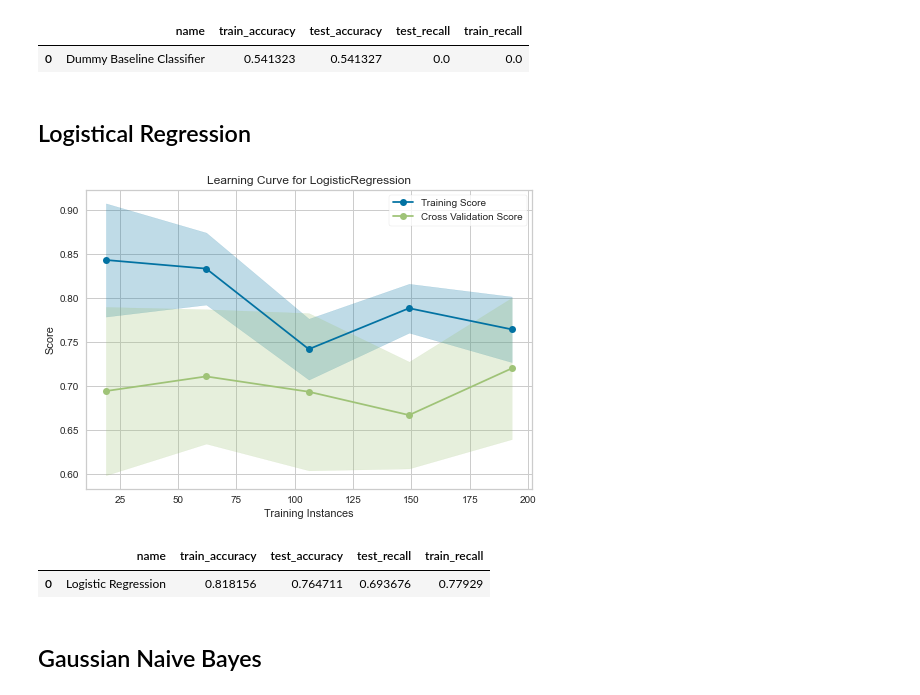
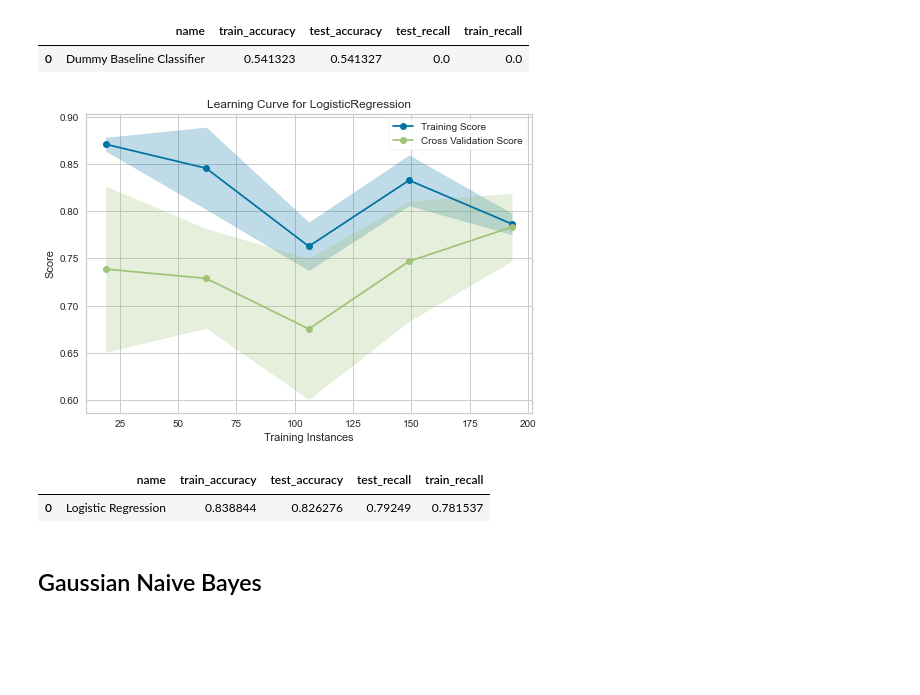
Before and after one commit to zhuofan-16/Heart_Disease_Model, a Jupyter notebook: Cardiovascular_Prediction_ML.ipynb, the cells around one changed output. Drawn from its saved outputs; the diff is of its cells as text; code cells hidden in the pictures; blank space fills up the shorter version.

```diff
--- a/Cardiovascular_Prediction_ML.ipynb
+++ b/Cardiovascular_Prediction_ML.ipynb
@@ -389,7 +392,7 @@ from sklearn.feature_selection import chi2
 
 baseline = Pipeline([
     ('Data Preprocessing', data_preprocessing),
-    ('Backward Feature Selection',SequentialFeatureSelector(DecisionTreeClassifier(),n_features_to_select=6,direction='backward',scoring='recall')),
+    ('Kbest',SelectKBest(chi2,k=6)),
     ('Model', DummyClassifier())
 ])
 record,current,lr=scoreModel(baseline,x_train,y_train,"Dummy Baseline Classifier")
@@ -398,19 +401,17 @@ current
 [figure]
 |  | name | train_accuracy | test_accuracy | test_recall | train_recall |
 | 0 | Dummy Baseline Classifier | 0.541323 | 0.541327 | 0.0 | 0.0 |
-# %% [markdown]
-## Logistical Regression
 # %%
 logreg = Pipeline([
     ('Data Preprocessing', data_preprocessing),
-    ('Backward Feature Selection',SequentialFeatureSelector(DecisionTreeClassifier(),n_features_to_select=6,direction='backward',scoring='recall')),
+     ('Kbest',SelectKBest(chi2,k=6)),
     ('Model', LogisticRegression(solver='lbfgs'))
 ])
 record,current,lr=scoreModel(logreg,x_train,y_train,"Logistic Regression",record=record)
 current
 # %% [output]
-[figure, old version]
+[figure, new version]
 |  | name | train_accuracy | test_accuracy | test_recall | train_recall |
-| 0 | Logistic Regression | 0.818156 | 0.764711 | 0.693676 | 0.77929 |
+| 0 | Logistic Regression | 0.838844 | 0.826276 | 0.79249 | 0.781537 |
 # %% [markdown]
 ## Gaussian Naive Bayes
```
Also changed, not shown: parts of 20 cells of this notebook.
